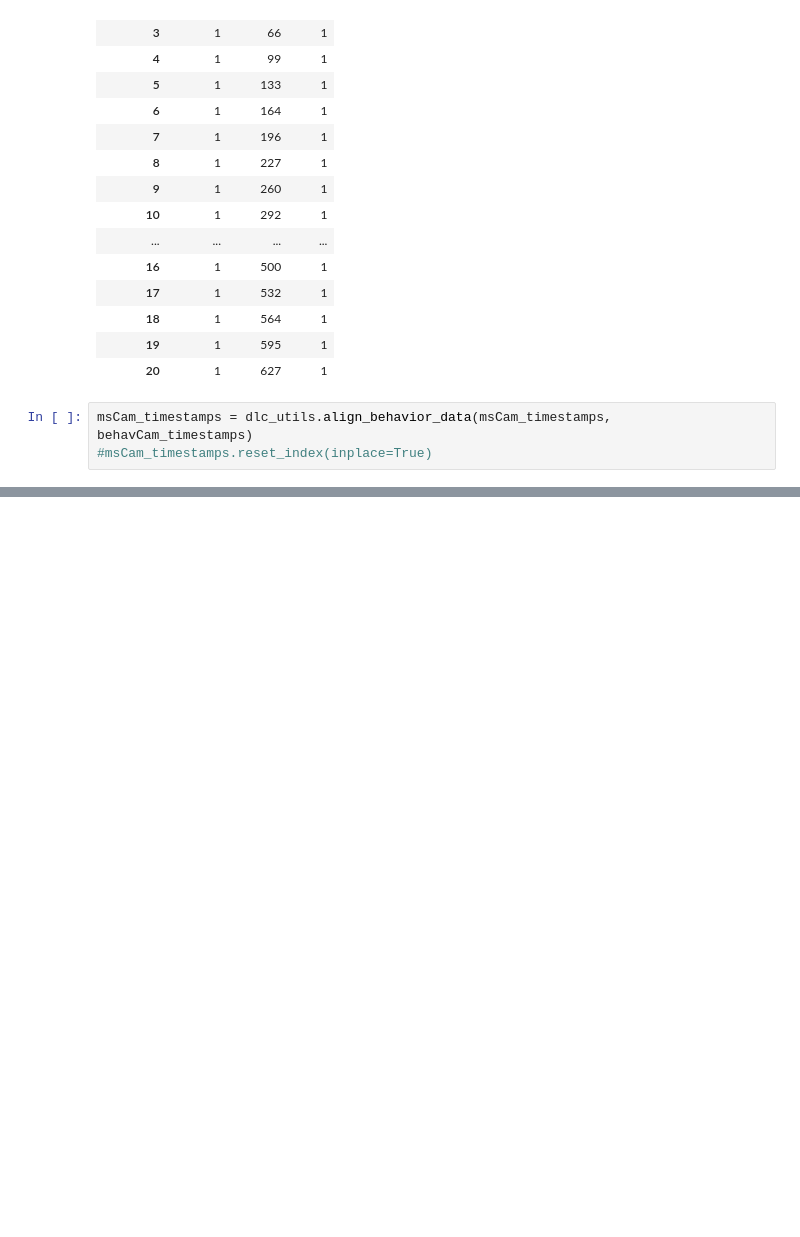
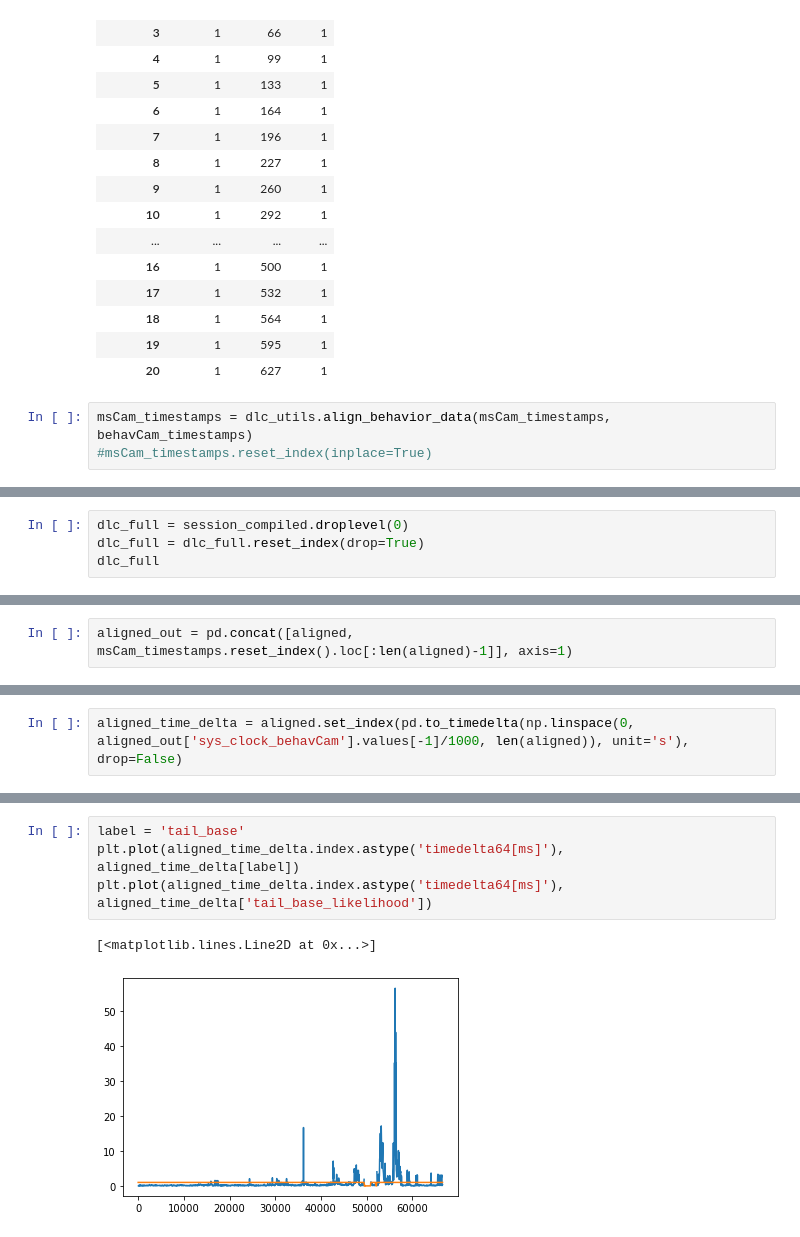
Before and after one commit to marburyvthesea/post_cnmfe_analysis, a Jupyter notebook: dlc_analysis/compile_dlc_output_v2.ipynb, the cells around one changed output, grey strips where cells are left out. Drawn from its saved outputs; the diff is of its cells as text; blank space fills up the shorter version.

```diff
--- a/dlc_analysis/compile_dlc_output_v2.ipynb
+++ b/dlc_analysis/compile_dlc_output_v2.ipynb
@@ -291,0 +346,4 @@ msCam_timestamps = dlc_utils.align_behavior_data(msCam_timestamps, behavCam_time
+# %%
+dlc_full = session_compiled.droplevel(0)
+dlc_full = dlc_full.reset_index(drop=True)
+dlc_full
@@ -291,0 +404,2 @@ msCam_timestamps = dlc_utils.align_behavior_data(msCam_timestamps, behavCam_time
+# %%
+aligned_out = pd.concat([aligned, msCam_timestamps.reset_index().loc[:len(aligned)-1]], axis=1)
@@ -291,0 +426,2 @@ msCam_timestamps = dlc_utils.align_behavior_data(msCam_timestamps, behavCam_time
+# %%
+aligned_time_delta = aligned.set_index(pd.to_timedelta(np.linspace(0, aligned_out['sys_clock_behavCam'].values[-1]/1000, len(aligned)), unit='s'), drop=False)
@@ -291,0 +438,7 @@ msCam_timestamps = dlc_utils.align_behavior_data(msCam_timestamps, behavCam_time
+# %%
+label = 'tail_base'
+plt.plot(aligned_time_delta.index.astype('timedelta64[ms]'), aligned_time_delta[label])
+plt.plot(aligned_time_delta.index.astype('timedelta64[ms]'), aligned_time_delta['tail_base_likelihood'])
+# %% [output]
+[<matplotlib.lines.Line2D at 0x...>]
+[figure, added]
```
Also changed, not shown: parts of 17 cells of this notebook.
